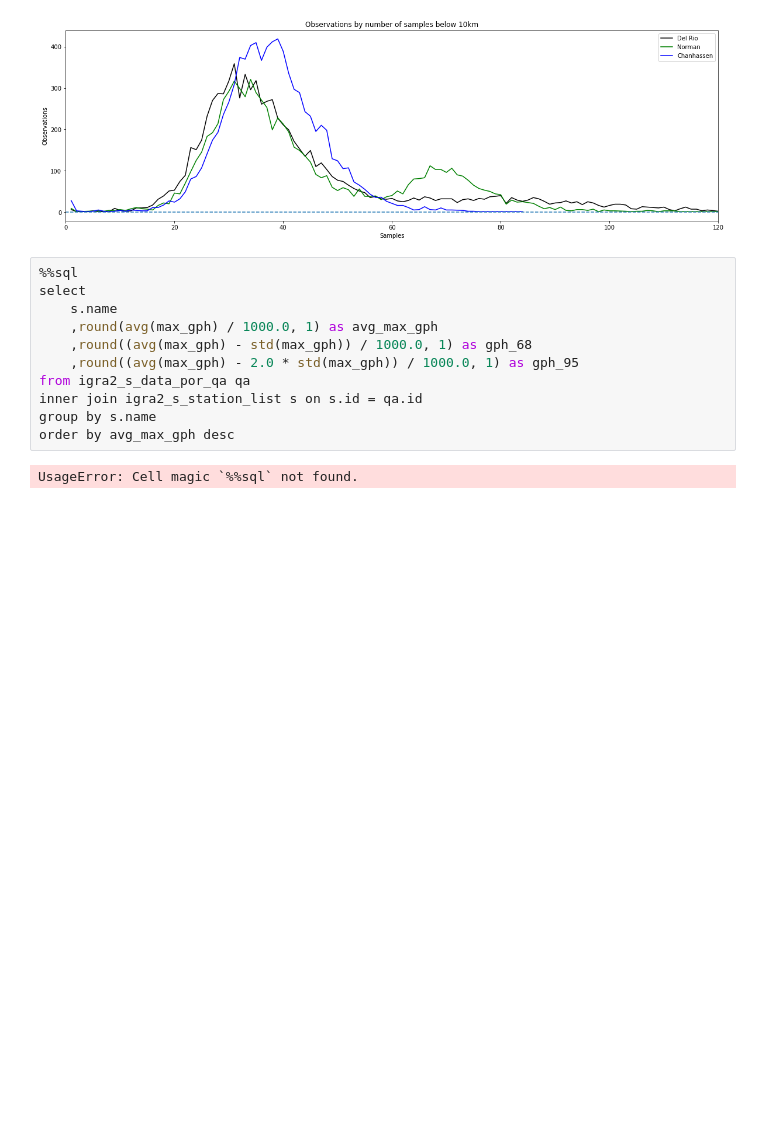
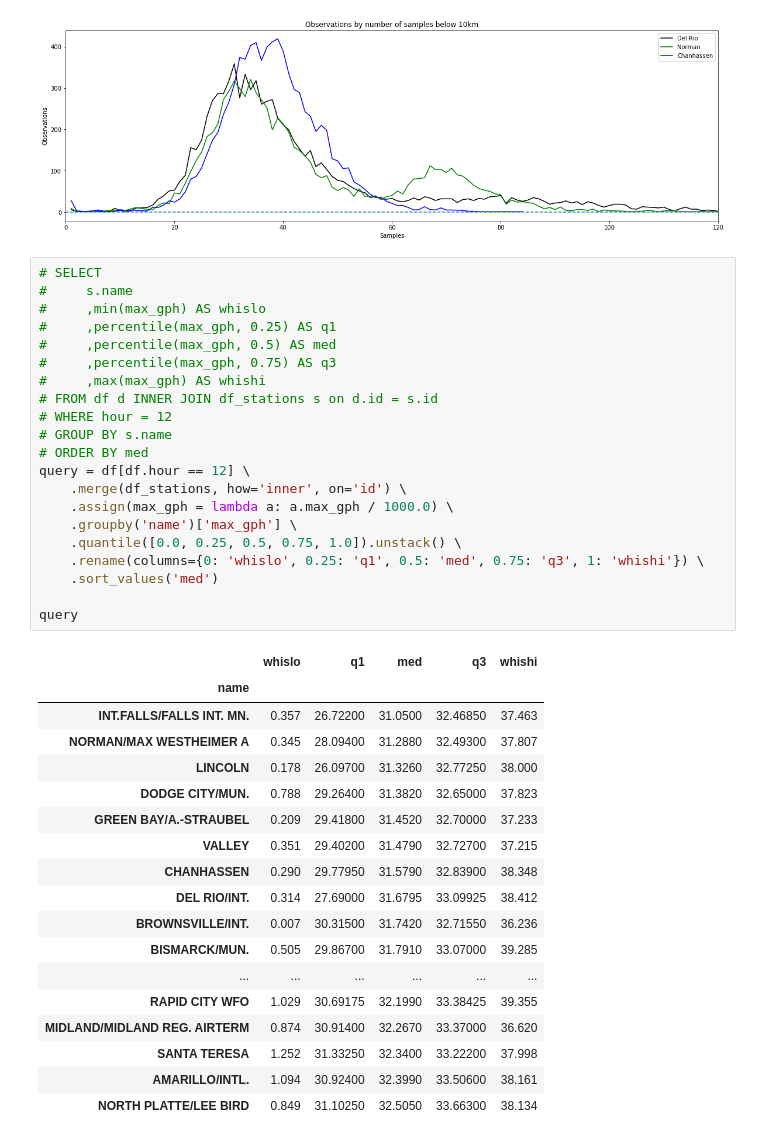
Before and after one commit to olievortex/olieigra, a Jupyter notebook: experiments/explore_data_qa.ipynb, the cells around one changed output. Saved outputs shown, nothing was run; the diff lists cells and outputs as text; blank space fills up the shorter version.

Commit message:
Finish exploration of qa data for now

```diff
--- a/experiments/explore_data_qa.ipynb
+++ b/experiments/explore_data_qa.ipynb
@@ -257,16 +258,43 @@ ax.set_xlim(0, 120)
 plt.show()
 # %% [output]
 [figure]
-# %%
-%%sql
-select
-    s.name
-    ,round(avg(max_gph) / 1000.0, 1) as avg_max_gph
-    ,round((avg(max_gph) - std(max_gph)) / 1000.0, 1) as gph_68
-    ,round((avg(max_gph) - 2.0 * std(max_gph)) / 1000.0, 1) as gph_95
-from igra2_s_data_por_qa qa
-inner join igra2_s_station_list s on s.id = qa.id
-group by s.name
-order by avg_max_gph desc
-# %% [output]
-UsageError: Cell magic `%%sql` not found.
+# %%
+# SELECT
+#     s.name
+#     ,min(max_gph) AS whislo
+#     ,percentile(max_gph, 0.25) AS q1
+#     ,percentile(max_gph, 0.5) AS med
+#     ,percentile(max_gph, 0.75) AS q3
+#     ,max(max_gph) AS whishi
+# FROM df d INNER JOIN df_stations s on d.id = s.id
+# WHERE hour = 12
+# GROUP BY s.name
+# ORDER BY med
+query = df[df.hour == 12] \
+    .merge(df_stations, how='inner', on='id') \
+    .assign(max_gph = lambda a: a.max_gph / 1000.0) \
+    .groupby('name')['max_gph'] \
+    .quantile([0.0, 0.25, 0.5, 0.75, 1.0]).unstack() \
+    .rename(columns={0: 'whislo', 0.25: 'q1', 0.5: 'med', 0.75: 'q3', 1: 'whishi'}) \
+    .sort_values('med')
+
+query
+# %% [output]
+|  | whislo | q1 | med | q3 | whishi |
+| name |  |  |  |  |  |
+| INT.FALLS/FALLS INT. MN. | 0.357 | 26.72200 | 31.0500 | 32.46850 | 37.463 |
+| NORMAN/MAX WESTHEIMER A | 0.345 | 28.09400 | 31.2880 | 32.49300 | 37.807 |
+| LINCOLN | 0.178 | 26.09700 | 31.3260 | 32.77250 | 38.000 |
+| DODGE CITY/MUN. | 0.788 | 29.26400 | 31.3820 | 32.65000 | 37.823 |
+| GREEN BAY/A.-STRAUBEL | 0.209 | 29.41800 | 31.4520 | 32.70000 | 37.233 |
+| VALLEY | 0.351 | 29.40200 | 31.4790 | 32.72700 | 37.215 |
+| CHANHASSEN | 0.290 | 29.77950 | 31.5790 | 32.83900 | 38.348 |
+| DEL RIO/INT. | 0.314 | 27.69000 | 31.6795 | 33.09925 | 38.412 |
+| BROWNSVILLE/INT. | 0.007 | 30.31500 | 31.7420 | 32.71550 | 36.236 |
+| BISMARCK/MUN. | 0.505 | 29.86700 | 31.7910 | 33.07000 | 39.285 |
+| ... | ... | ... | ... | ... | ... |
+| RAPID CITY WFO | 1.029 | 30.69175 | 32.1990 | 33.38425 | 39.355 |
+| MIDLAND/MIDLAND REG. AIRTERM | 0.874 | 30.91400 | 32.2670 | 33.37000 | 36.620 |
+| SANTA TERESA | 1.252 | 31.33250 | 32.3400 | 33.22200 | 37.998 |
+| AMARILLO/INTL. | 1.094 | 30.92400 | 32.3990 | 33.50600 | 38.161 |
+| NORTH PLATTE/LEE BIRD | 0.849 | 31.10250 | 32.5050 | 33.66300 | 38.134 |
```
Also changed, not shown: parts of 3 cells of this notebook, 1 other file.
